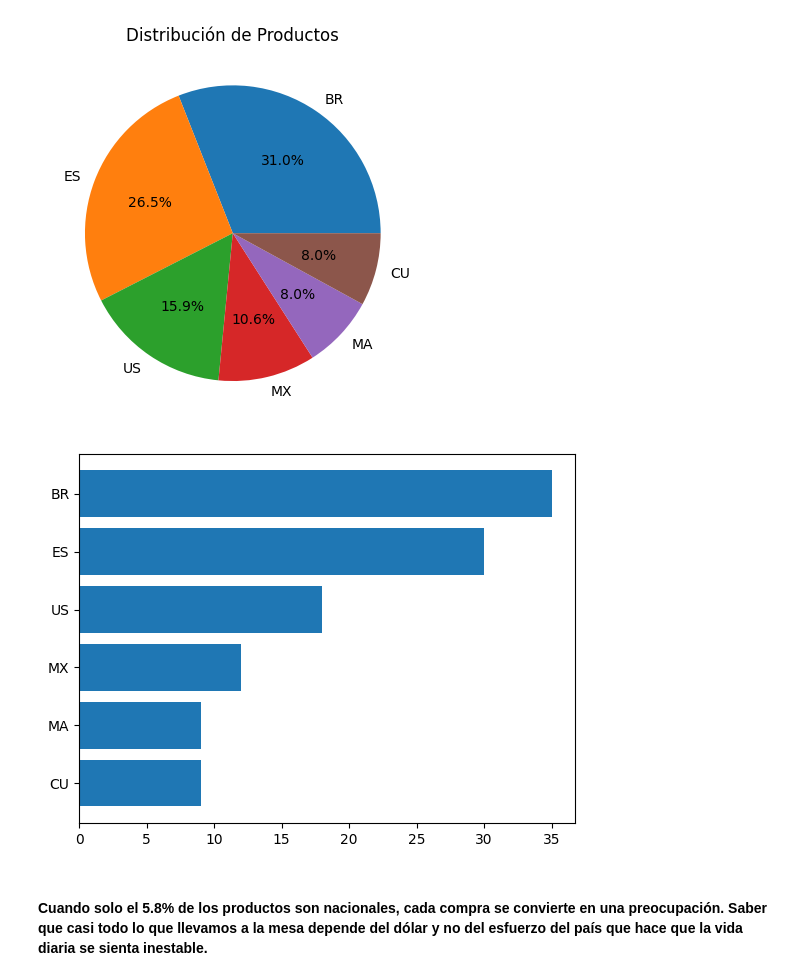
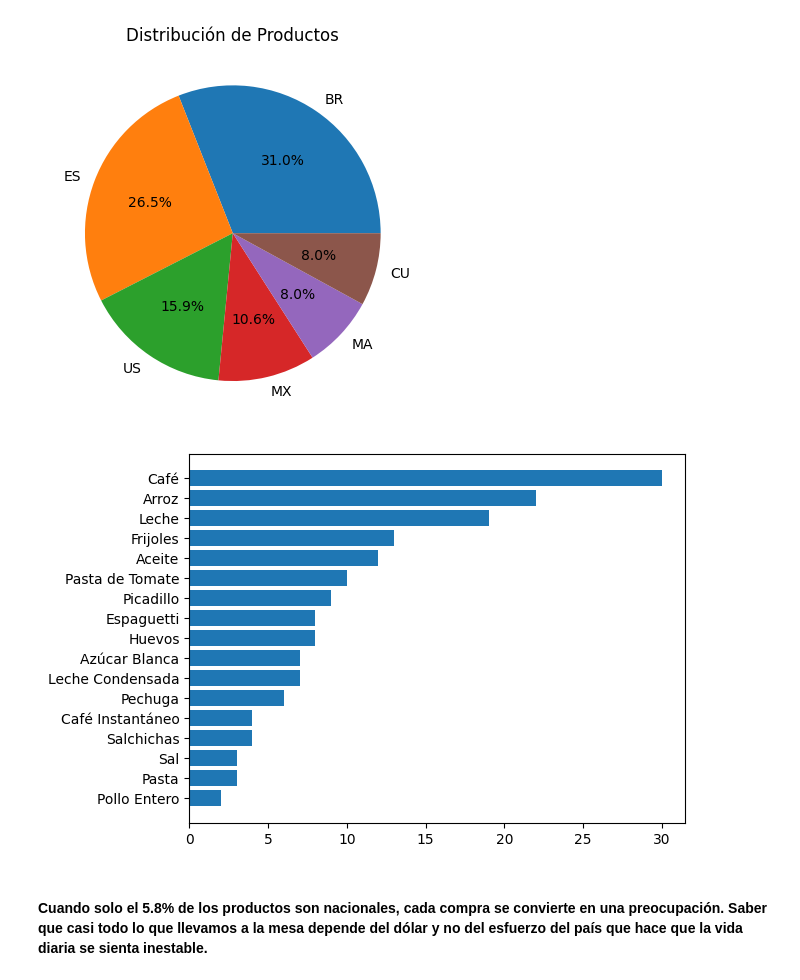
Before and after one commit to L14Npy/project_01, a Jupyter notebook: storytelling.ipynb, the cells around one changed output. Drawn from its saved outputs; the diff is of its cells as text; code cells hidden in the pictures.

```diff
--- a/storytelling.ipynb
+++ b/storytelling.ipynb
@@ -51,9 +51,9 @@ ChartPie2(DiccOrder2 ,DiccCounter ,'origin', 6)
 # %% [output]
 [figure]
 # %%
-ChartBar(DiccOrder2, DiccCounter, 'origin', 6)
+ChartBar(DiccOrder2, DiccCounter, 'subcategory', None)
 # %% [output]
-[figure, old version]
+[figure, new version]
 # %% [markdown]
 #### Cuando solo el 5.8% de los productos son nacionales, cada compra se convierte en una preocupación. Saber que casi todo lo que llevamos a la mesa depende del dólar y no del esfuerzo del país que hace que la vida diaria se sienta inestable.
 # %% [markdown]
```
Also changed, not shown: parts of 8 cells of this notebook, 4 other files.
